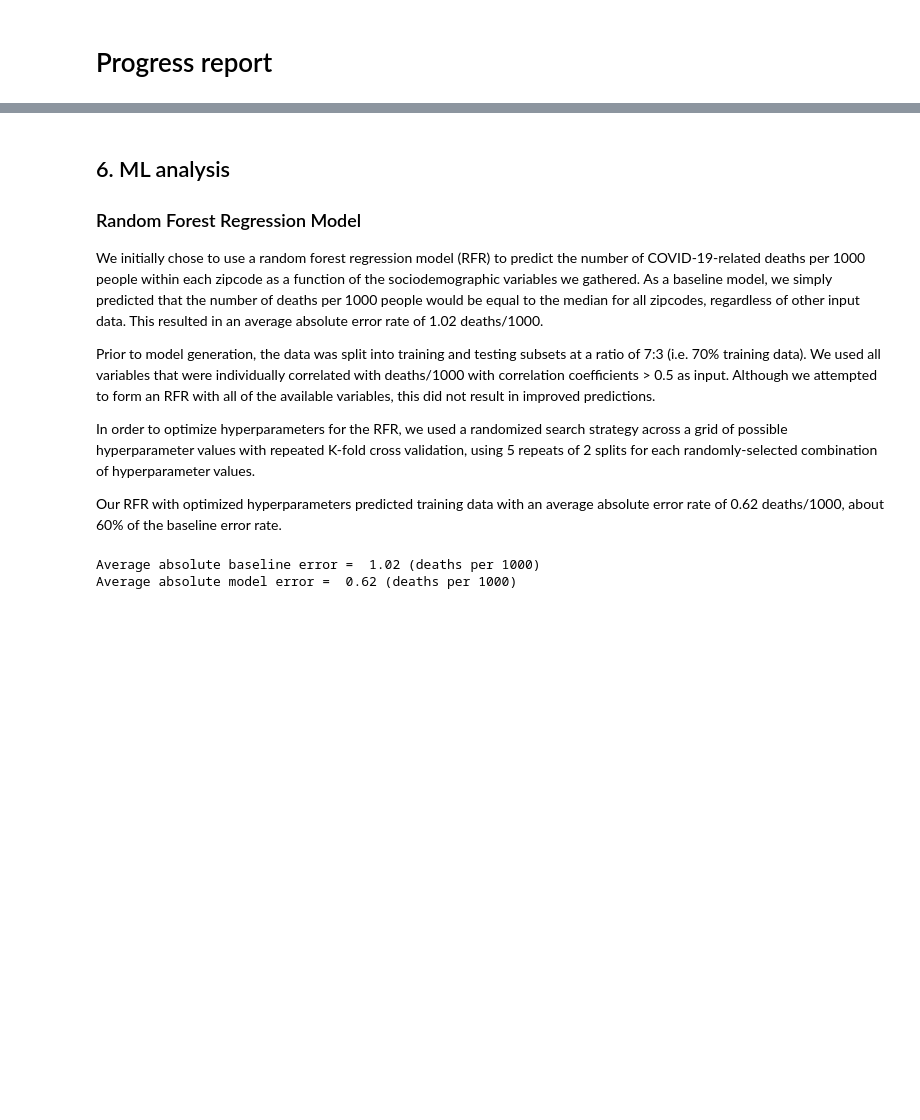
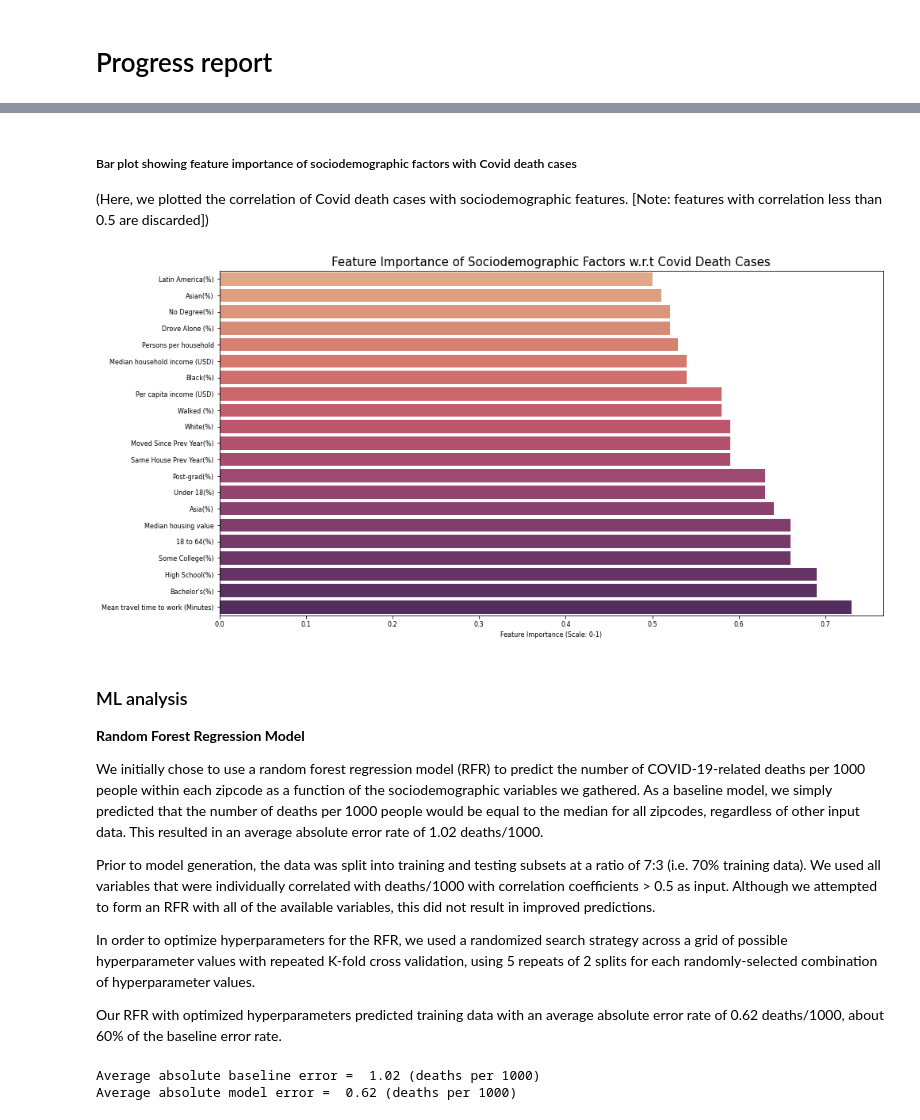
Before and after one commit to uic-cs418/modeling-the-pandemic, a Jupyter notebook: CS418_progress_report.ipynb, the cells around one changed output, grey strips where cells are left out. Saved outputs shown, nothing was run; the diff lists cells and outputs as text; code cells hidden in the pictures; blank space fills up the shorter version.

```diff
--- a/CS418_progress_report.ipynb
+++ b/CS418_progress_report.ipynb
@@ -21,8 +97,15 @@ that tests an interesting hypothesis, along with an explanation about why you th
+# %% [markdown]
+##### Bar plot showing feature importance of sociodemographic factors with Covid death cases
+(Here, we plotted the correlation of Covid death cases with sociodemographic features. [Note: features with correlation less than 0.5 are discarded])
+# %%
+visual.featureImportance(mergedSocCovid)
+# %% [output]
+[figure, added]
 # %% [markdown]
-## 6. ML analysis
+### ML analysis
 
 
-### Random Forest Regression Model
+**Random Forest Regression Model**
 
 We initially chose to use a random forest regression model (RFR) to predict the number of COVID-19-related deaths per 1000 people within each zipcode as a function of the sociodemographic variables we gathered. As a baseline model, we simply predicted that the number of deaths per 1000 people would be equal to the median for all zipcodes, regardless of other input data. This resulted in an average absolute error rate of 1.02 deaths/1000.
 
```
Also changed, not shown: parts of 22 cells of this notebook, 7 other files.
